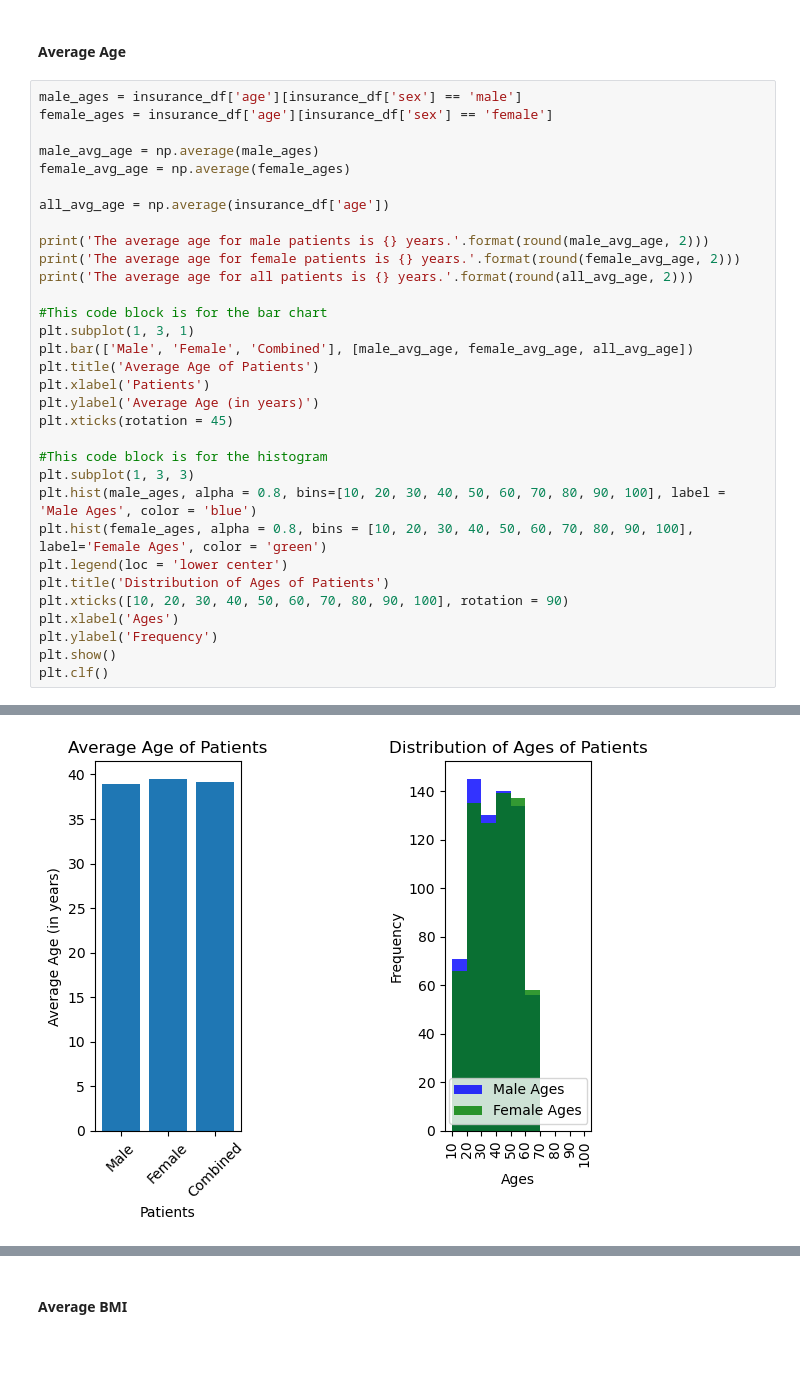
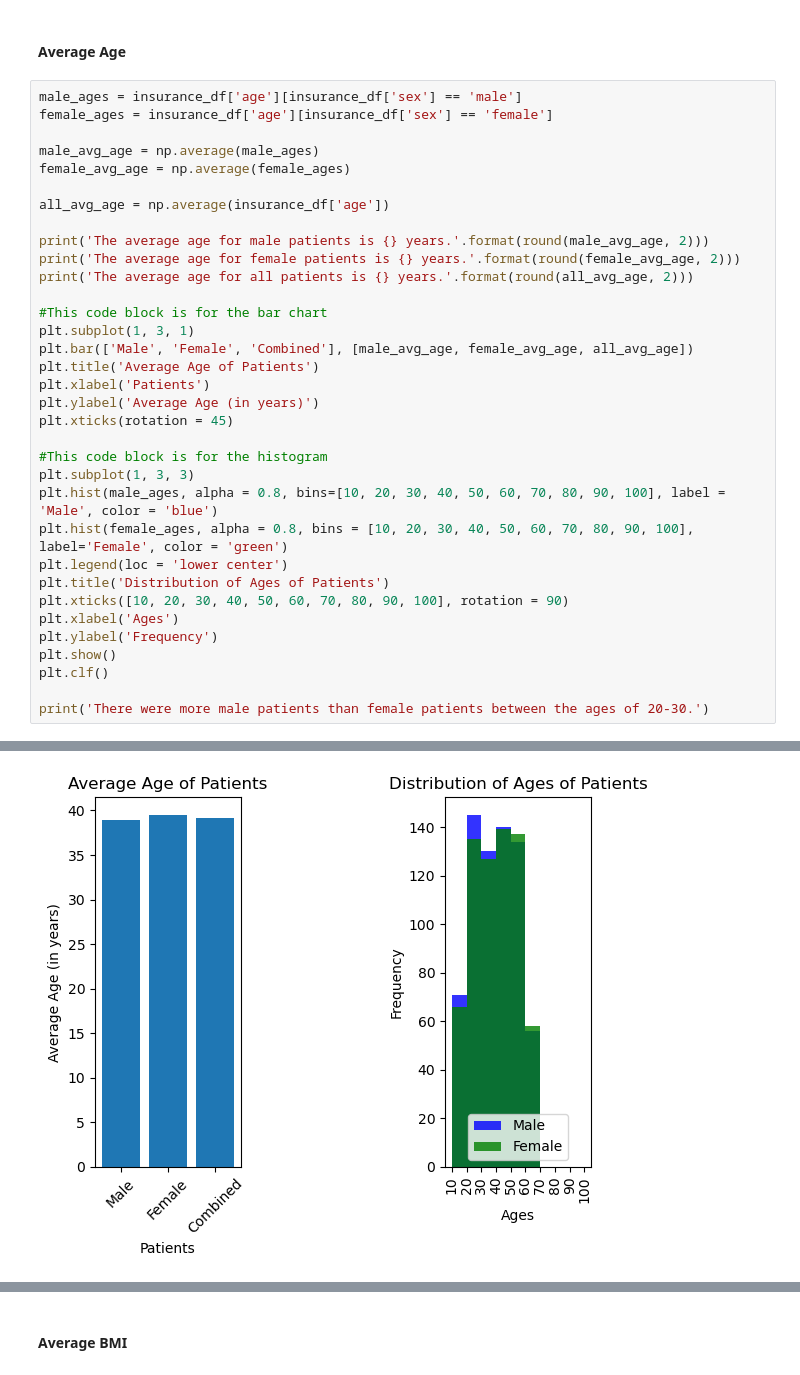
Before and after one commit to s505429/US-Medical-Insurance, a Jupyter notebook: us-medical-insurance-costs.ipynb, the cells around one changed output, grey strips where cells are left out. Saved outputs shown, nothing was run; the diff lists cells and outputs as text.

```diff
--- a/us-medical-insurance-costs.ipynb
+++ b/us-medical-insurance-costs.ipynb
@@ -143,33 +144,35 @@ female_ages = insurance_df['age'][insurance_df['sex'] == 'female']
 male_avg_age = np.average(male_ages)
 female_avg_age = np.average(female_ages)
 
 all_avg_age = np.average(insurance_df['age'])
 
 print('The average age for male patients is {} years.'.format(round(male_avg_age, 2)))
 print('The average age for female patients is {} years.'.format(round(female_avg_age, 2)))
 print('The average age for all patients is {} years.'.format(round(all_avg_age, 2)))
 
 #This code block is for the bar chart
 plt.subplot(1, 3, 1)
 plt.bar(['Male', 'Female', 'Combined'], [male_avg_age, female_avg_age, all_avg_age])
 plt.title('Average Age of Patients')
 plt.xlabel('Patients')
 plt.ylabel('Average Age (in years)')
 plt.xticks(rotation = 45)
 
 #This code block is for the histogram
 plt.subplot(1, 3, 3)
-plt.hist(male_ages, alpha = 0.8, bins=[10, 20, 30, 40, 50, 60, 70, 80, 90, 100], label = 'Male Ages', color = 'blue')
-plt.hist(female_ages, alpha = 0.8, bins = [10, 20, 30, 40, 50, 60, 70, 80, 90, 100], label='Female Ages', color = 'green')
+plt.hist(male_ages, alpha = 0.8, bins=[10, 20, 30, 40, 50, 60, 70, 80, 90, 100], label = 'Male', color = 'blue')
+plt.hist(female_ages, alpha = 0.8, bins = [10, 20, 30, 40, 50, 60, 70, 80, 90, 100], label='Female', color = 'green')
 plt.legend(loc = 'lower center')
 plt.title('Distribution of Ages of Patients')
 plt.xticks([10, 20, 30, 40, 50, 60, 70, 80, 90, 100], rotation = 90)
 plt.xlabel('Ages')
 plt.ylabel('Frequency')
 plt.show()
 plt.clf()
+
+print('There were more male patients than female patients between the ages of 20-30.')
 # %% [output]
 The average age for male patients is 38.92 years.
 The average age for female patients is 39.5 years.
 The average age for all patients is 39.21 years.
-[figure, old version]
+[figure, new version]
```
Also changed, not shown: parts of 5 cells of this notebook.
